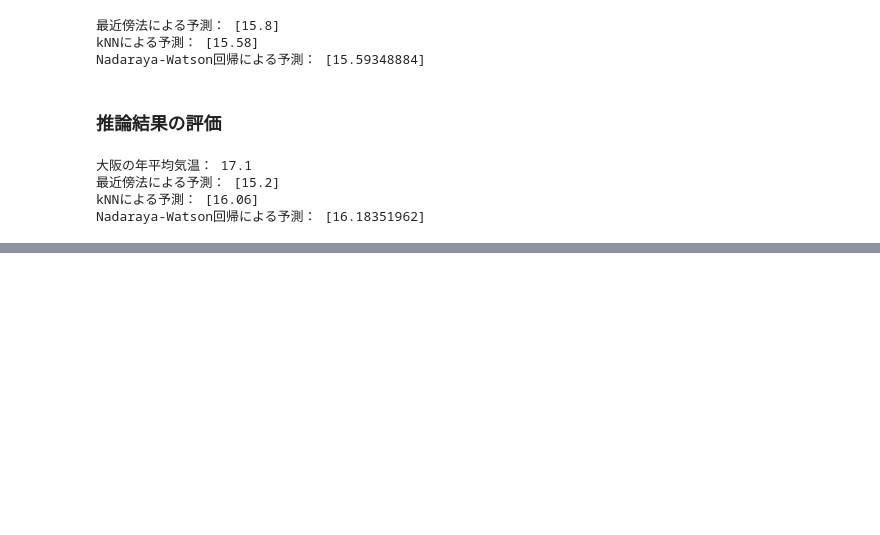
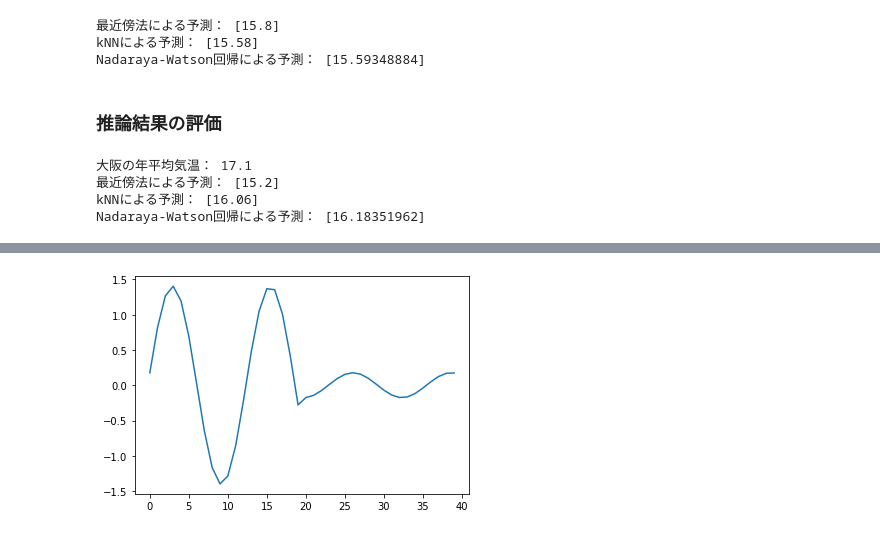
Before and after one commit to Masakida0514/DaraScienceRepo, a Jupyter notebook: 空間構造.ipynb, the cells around one changed output, grey strips where cells are left out. Cells and saved outputs as stored; diff of their text form; code cells hidden in the pictures; blank space fills up the shorter version.

```diff
--- a/空間構造.ipynb
+++ b/空間構造.ipynb
@@ -142,0 +176,16 @@ Nadaraya-Watson回帰による予測： [16.18351962]
+# %%
+# 係数を計算する
+s = high.shape[0]
+Y_l = np.zeros(length // s)
+Y_h = np.zeros(length // s)
+
+for i in range(length // s):
+  Y_l[i] = y[s*i:s*i+s] @ low
+  Y_h[i] = y[s*i:s*i+s] @ high
+# %%
+# 係数を可視化する
+plt.plot(np.hstack([Y_l,Y_h]))
+plt.show()
+# ~20が低周波、20~が高周波
+# %% [output]
+[figure, added]
```
Also changed, not shown: parts of 20 cells of this notebook.
